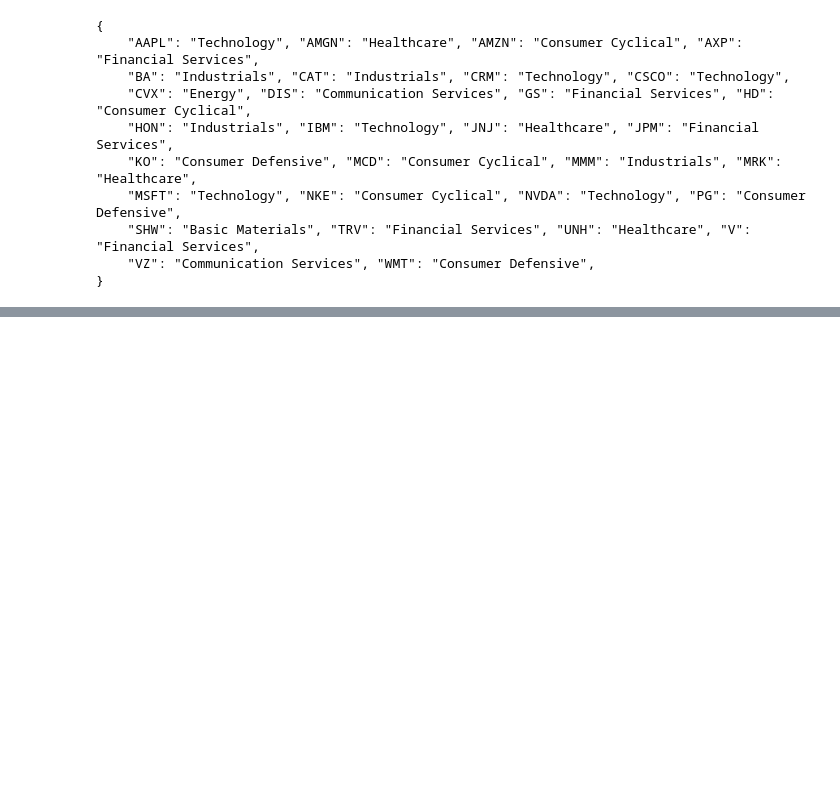
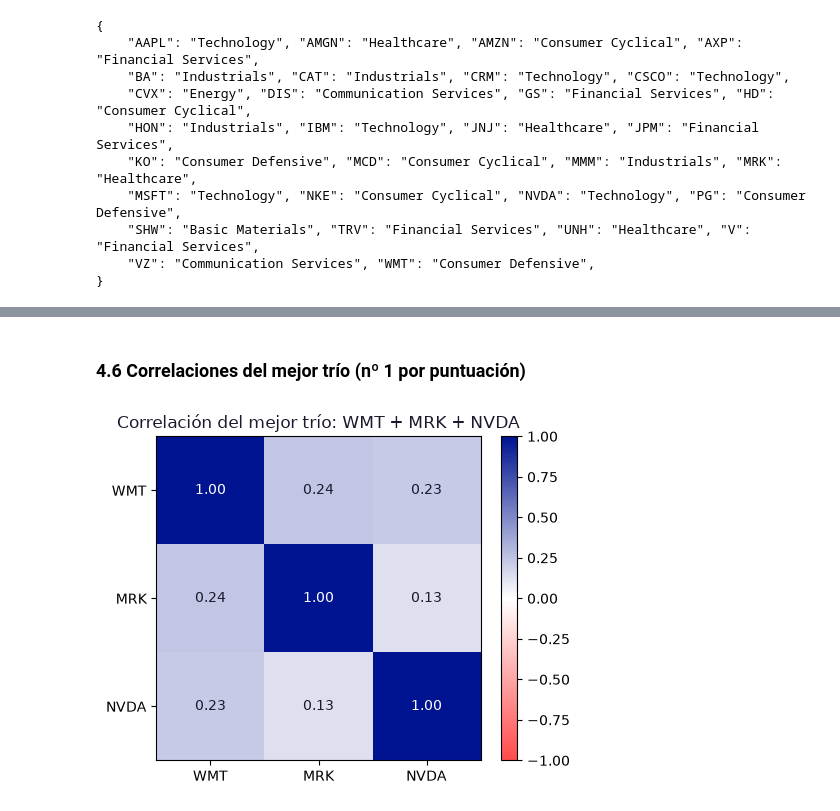
Before and after one commit to alvmorenobl/bbva-option-pricing-montecarlo-rnn, a Jupyter notebook: seleccioncartera.ipynb, the cells around one changed output, grey strips where cells are left out. Cells and saved outputs as stored; diff of their text form; code cells hidden in the pictures; blank space fills up the shorter version.

```diff
--- a/seleccioncartera.ipynb
+++ b/seleccioncartera.ipynb
@@ -307,0 +296,20 @@ plt.show()
+# %% [markdown]
+### 4.6 Correlaciones del mejor trío (nº 1 por puntuación)
+# %%
+mejor = todos.index[0].split(" + ")
+corr = rent[mejor].corr()
+
+fig, ax = plt.subplots(figsize=(5, 4))
+im = ax.imshow(corr, cmap=MAPA_CORR, vmin=-1, vmax=1)
+ax.set_xticks(range(3), mejor)
+ax.set_yticks(range(3), mejor)
+for i in range(3):
+    for j in range(3):
+        ax.text(j, i, f"{corr.iloc[i, j]:.2f}", ha="center", va="center",
+                color="white" if corr.iloc[i, j] > 0.7 else COLORES["gris_oscuro"])
+fig.colorbar(im)
+ax.set_title(f"Correlación del mejor trío: {' + '.join(mejor)}", color=COLORES["gris_oscuro"])
+plt.tight_layout()
+plt.show()
+# %% [output]
+[figure, added]
```
Also changed, not shown: parts of 25 cells of this notebook.
